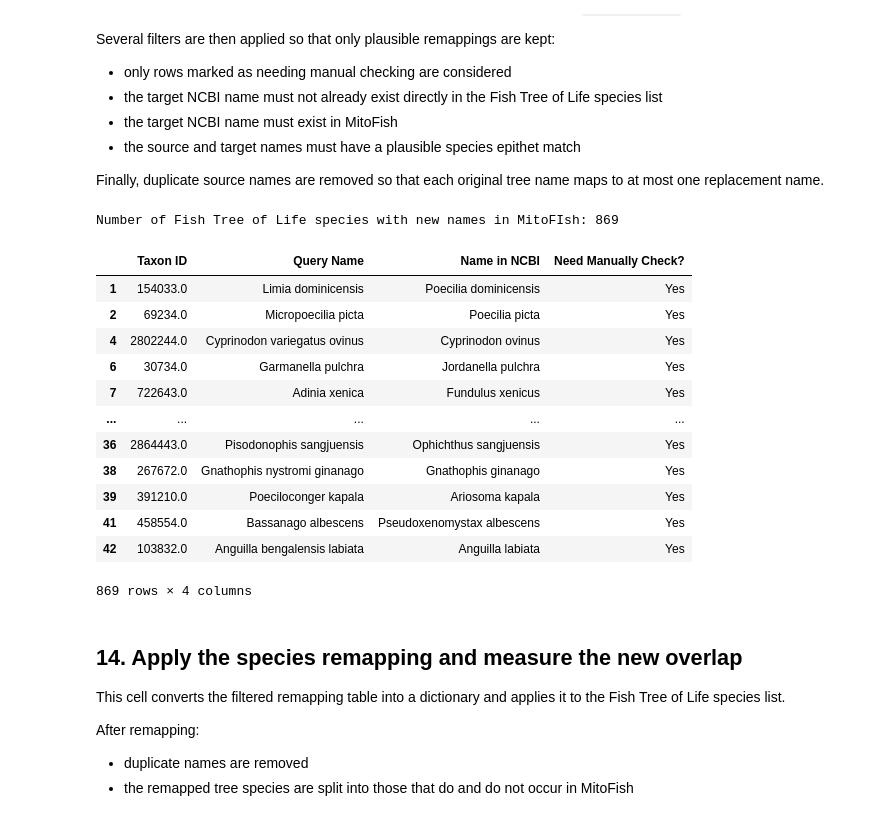
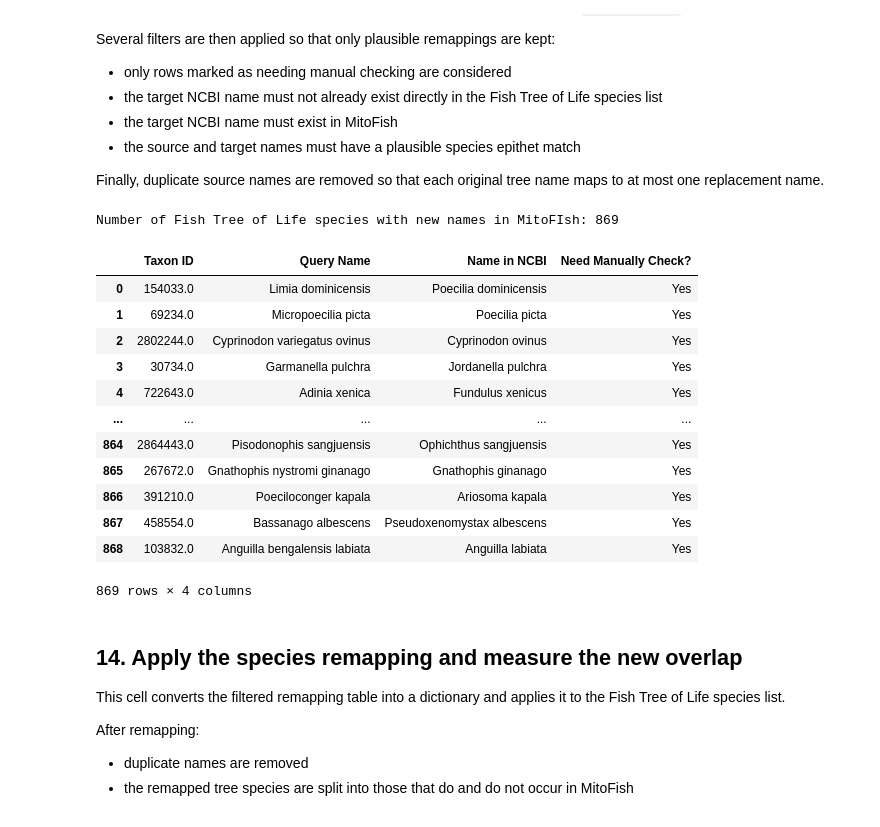
Before and after one commit to Dzee97/FishPhyloEmbedding2, a Jupyter notebook: stage0_preprocessing.ipynb, the cells around one changed output. Drawn from its saved outputs; the diff is of its cells as text; code cells hidden in the pictures.

```diff
--- a/stage0_preprocessing.ipynb
+++ b/stage0_preprocessing.ipynb
@@ -311,8 +320,11 @@ A short summary is then shown to inspect:
 - how many species are present
 - how many rows each species contributes
 # %%
-df_mf_all_genes = pd.merge(df_mf_seq_an_tax, df_mf_fasta, on="accession")
-df_mf_all_genes.drop_duplicates(subset=['sequence', 'gene', 'species'], inplace=True)
+df_mf_all_genes = (
+    df_mf_seq_an_tax
+    .merge(df_mf_fasta, on="accession")
+    .drop_duplicates(subset=['sequence', 'gene', 'species'])
+)
 
 print(f"Number of species in MitoFish: {df_mf_all_genes['species'].nunique()}")
 df_mf_all_genes.value_counts(subset='species').to_frame()
@@ -384,12 +403,15 @@ To support manual inspection and external name-reconciliation tools, the missing
 # %%
 df_leaves_not_in_mf = df_leaves[~df_leaves['species'].isin(df_mf_all_genes['species'])]
 
-path_leaves_not_in_mf =  path_fishtree / "leaves_not_in_mf"
+path_leaves_not_in_mf = path_fishtree / "leaves_not_in_mf"
 path_leaves_not_in_mf.mkdir(exist_ok=True)
 
-for i in range(0, df_leaves_not_in_mf.shape[0], 100):
-    df_leaves_not_in_mf.iloc[i:i+100].to_csv(path_leaves_not_in_mf / f"leaves_not_in_mf_{i}-{i+100}.txt",
-                                             index=False, header=False)
+chunk_size = 100
+for i in range(0, len(df_leaves_not_in_mf), chunk_size):
+    chunk = df_leaves_not_in_mf.iloc[i : i + chunk_size]
+    # using len(chunk) to make sure the final filename accurately reflects the remaining rows
+    filename = f"leaves_not_in_mf_{i}-{i + len(chunk)}.txt"
+    chunk.to_csv(path_leaves_not_in_mf / filename, index=False, header=False)
 
 print(f"Number of Fish Tree of Life species not in MitoFish: {df_leaves_not_in_mf['species'].nunique()}")
 df_leaves_not_in_mf
@@ -430,38 +452,46 @@ Finally, duplicate source names are removed so that each original tree name maps
 # %%
 path_leaves_remap = path_fishtree / "leaves_remap"
 
+# load and combine all CSV
 df_map = pd.concat(
-    pd.read_csv(path_leaves_remap / f"table-mapping-species-names-{i}.csv") for i in range (1, 12)
+    pd.read_csv(path_leaves_remap / f"table-mapping-species-names-{i}.csv")
+    for i in range(1, 12)
 )
 
-# Only select rows with species mismatch
-df_map = df_map[df_map['Need Manually Check?'] == "Yes"]
-# Only select rows where Name in NCBI is not already present in Fish Tree of Life species
-df_map = df_map[~df_map['Name in NCBI'].isin(df_leaves['species'])]
-# Only select rows where Name in NCBI is present in MitoFish
-df_map = df_map[df_map['Name in NCBI'].isin(df_mf_all_genes['species'])]
-# Only select rows where the query species name matches the NCBI species name (first 3 characters)
-df_map = df_map[(df_map['Query Name'].str.split().str[-1].str[:3] == df_map['Name in NCBI'].str.split().str[-1].str[:3]) |
-                (df_map['Query Name'].str.split().str[-2].str[:3] == df_map['Name in NCBI'].str.split().str[-1].str[:3])]
-# Drop duplicates so each query gets a single remap name
-df_map.drop_duplicates('Query Name', inplace=True)
+# boolean masks for clarity and readability
+is_manual_check = df_map['Need Manually Check?'] == "Yes"
+not_in_tree = ~df_map['Name in NCBI'].isin(df_leaves['species'])
+is_in_mitofish = df_map['Name in NCBI'].isin(df_mf_all_genes['species'])
+
+query_last = df_map['Query Name'].str.split().str[-1].str[:3]
+query_second_last = df_map['Query Name'].str.split().str[-2].str[:3]
+ncbi_last = df_map['Name in NCBI'].str.split().str[-1].str[:3]
+
+matches_ncbi_last_name = (query_last == ncbi_last) | (query_second_last == ncbi_last)
+
+# all masks,filters, drop duplicates, and reset index
+df_map = (
+    df_map[is_manual_check & not_in_tree & is_in_mitofish & matches_ncbi_last_name]
+    .drop_duplicates(subset=['Query Name'])
+    .reset_index(drop=True)
+)
 
 print(f"Number of Fish Tree of Life species with new names in MitoFIsh: {df_map['Query Name'].nunique()}")
 df_map
 # %% [output]
 Number of Fish Tree of Life species with new names in MitoFIsh: 869
 |  | Taxon ID | Query Name | Name in NCBI | Need Manually Check? |
-| 1 | 154033.0 | Limia dominicensis | Poecilia dominicensis | Yes |
-| 2 | 69234.0 | Micropoecilia picta | Poecilia picta | Yes |
-| 4 | 2802244.0 | Cyprinodon variegatus ovinus | Cyprinodon ovinus | Yes |
-| 6 | 30734.0 | Garmanella pulchra | Jordanella pulchra | Yes |
-| 7 | 722643.0 | Adinia xenica | Fundulus xenicus | Yes |
+| 0 | 154033.0 | Limia dominicensis | Poecilia dominicensis | Yes |
+| 1 | 69234.0 | Micropoecilia picta | Poecilia picta | Yes |
+| 2 | 2802244.0 | Cyprinodon variegatus ovinus | Cyprinodon ovinus | Yes |
+| 3 | 30734.0 | Garmanella pulchra | Jordanella pulchra | Yes |
+| 4 | 722643.0 | Adinia xenica | Fundulus xenicus | Yes |
 | ... | ... | ... | ... | ... |
-| 36 | 2864443.0 | Pisodonophis sangjuensis | Ophichthus sangjuensis | Yes |
-| 38 | 267672.0 | Gnathophis nystromi ginanago | Gnathophis ginanago | Yes |
-| 39 | 391210.0 | Poeciloconger kapala | Ariosoma kapala | Yes |
-| 41 | 458554.0 | Bassanago albescens | Pseudoxenomystax albescens | Yes |
-| 42 | 103832.0 | Anguilla bengalensis labiata | Anguilla labiata | Yes |
+| 864 | 2864443.0 | Pisodonophis sangjuensis | Ophichthus sangjuensis | Yes |
+| 865 | 267672.0 | Gnathophis nystromi ginanago | Gnathophis ginanago | Yes |
+| 866 | 391210.0 | Poeciloconger kapala | Ariosoma kapala | Yes |
+| 867 | 458554.0 | Bassanago albescens | Pseudoxenomystax albescens | Yes |
+| 868 | 103832.0 | Anguilla bengalensis labiata | Anguilla labiata | Yes |
 869 rows × 4 columns
 # %% [markdown]
 ## 14. Apply the species remapping and measure the new overlap
```
Also changed, not shown: parts of 6 cells of this notebook.
